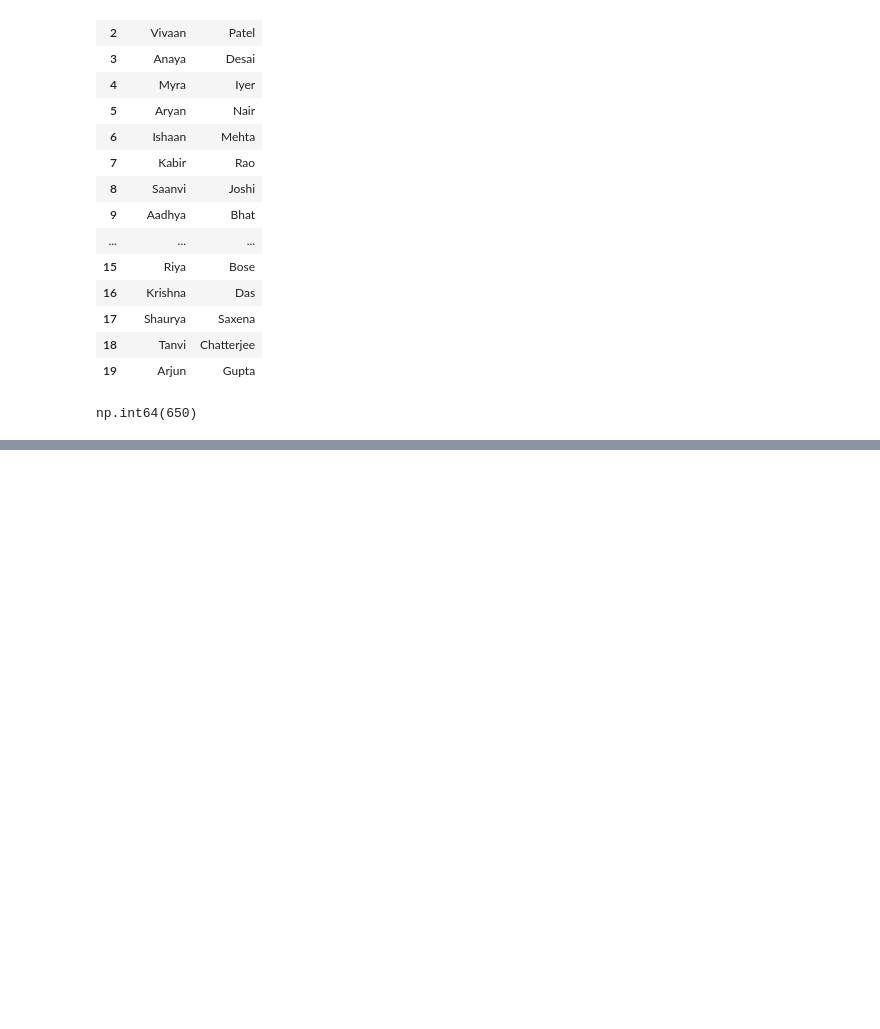
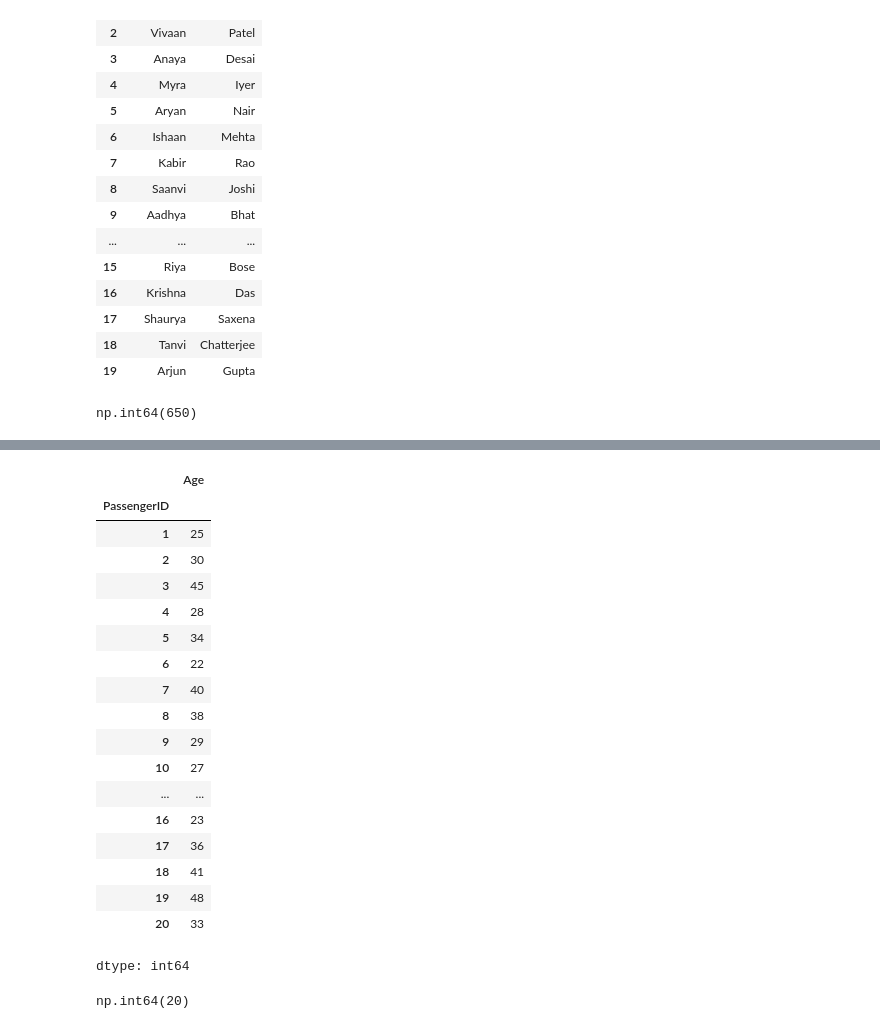
Before and after one commit to vaishnaviPatil1111/Python, a Jupyter notebook: Python_Pandas.ipynb, the cells around one changed output, grey strips where cells are left out. Cells and saved outputs as stored; diff of their text form; code cells hidden in the pictures; blank space fills up the shorter version.

```diff
--- a/Python_Pandas.ipynb
+++ b/Python_Pandas.ipynb
@@ -662,0 +836,28 @@ np.int64(650)
+# %%
+#24.	Find the passenger with the highest age.
+df2.head()
+df2.groupby('PassengerID')['Age'].max()
+# %% [output]
+|  | Age |
+| PassengerID |  |
+| 1 | 25 |
+| 2 | 30 |
+| 3 | 45 |
+| 4 | 28 |
+| 5 | 34 |
+| 6 | 22 |
+| 7 | 40 |
+| 8 | 38 |
+| 9 | 29 |
+| 10 | 27 |
+| ... | ... |
+| 16 | 23 |
+| 17 | 36 |
+| 18 | 41 |
+| 19 | 48 |
+| 20 | 33 |
+dtype: int64
+# %%
+(df2['Status'] == 'Confirmed').count()
+# %% [output]
+np.int64(20)
```
Also changed, not shown: parts of 16 cells of this notebook.
